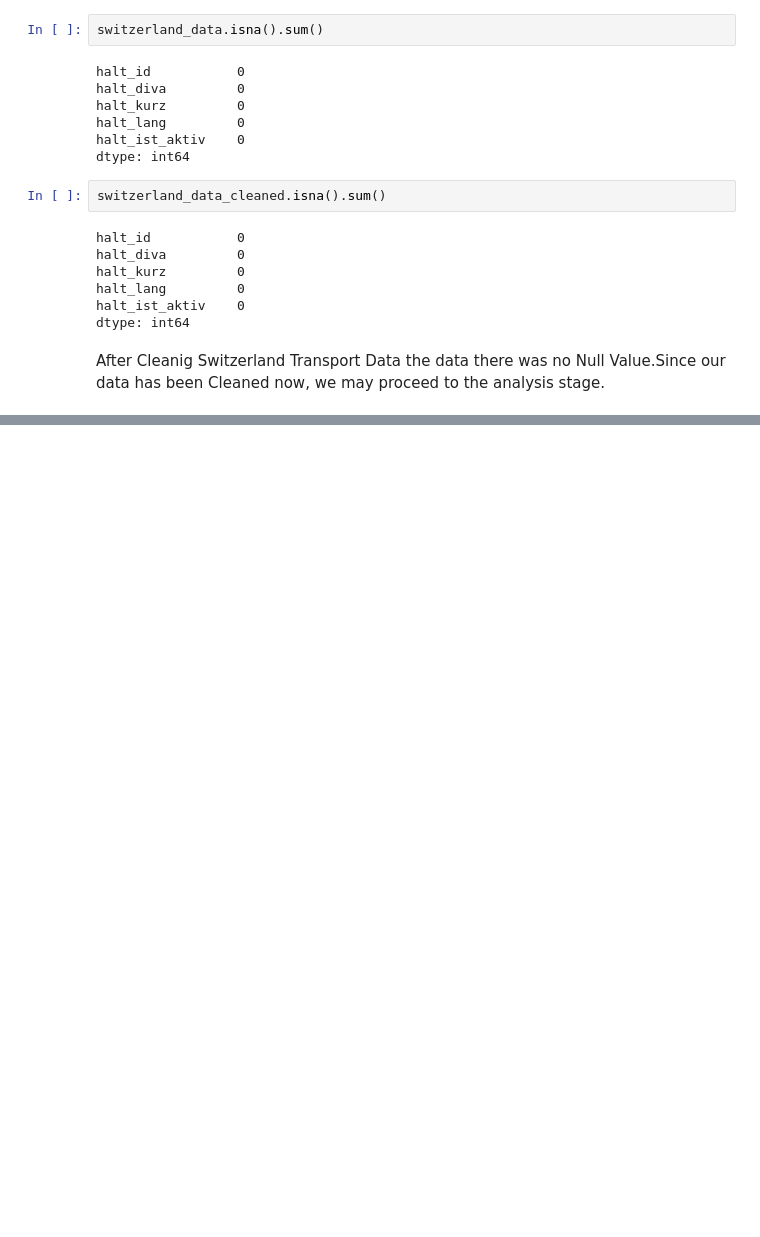
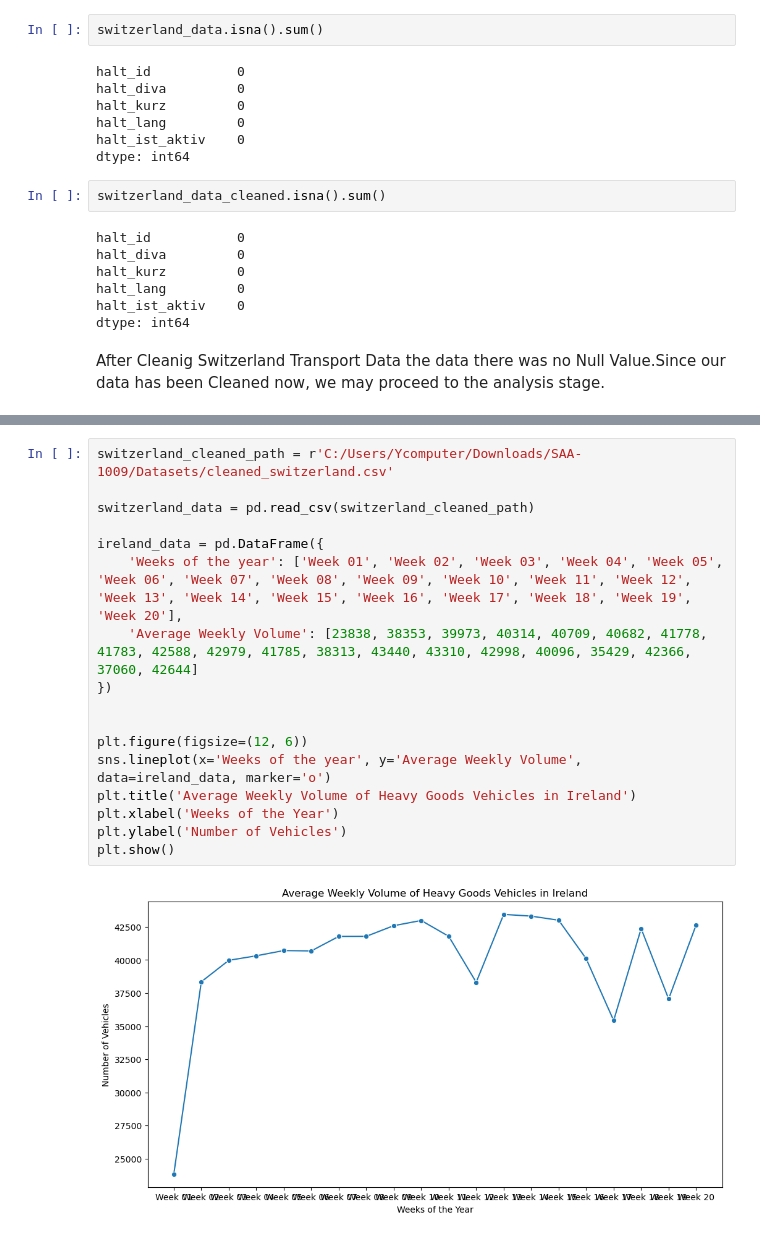
Before and after one commit to SyedAsadAilia110/CA2, a Jupyter notebook: CA02-Coding New.ipynb, the cells around one changed output, grey strips where cells are left out. Drawn from its saved outputs; the diff is of its cells as text; blank space fills up the shorter version.

```diff
--- a/CA02-Coding New.ipynb
+++ b/CA02-Coding New.ipynb
@@ -210,0 +229,19 @@ After Cleanig Switzerland Transport Data the data there was no Null Value.Since
+# %%
+switzerland_cleaned_path = r'C:/Users/Ycomputer/Downloads/SAA-1009/Datasets/cleaned_switzerland.csv'
+
+switzerland_data = pd.read_csv(switzerland_cleaned_path)
+
+ireland_data = pd.DataFrame({
+    'Weeks of the year': ['Week 01', 'Week 02', 'Week 03', 'Week 04', 'Week 05', 'Week 06', 'Week 07', 'Week 08', 'Week 09', 'Week 10', 'Week 11', 'Week 12', 'Week 13', 'Week 14', 'Week 15', 'Week 16', 'Week 17', 'Week 18', 'Week 19', 'Week 20'],
+    'Average Weekly Volume': [23838, 38353, 39973, 40314, 40709, 40682, 41778, 41783, 42588, 42979, 41785, 38313, 43440, 43310, 42998, 40096, 35429, 42366, 37060, 42644]
+})
+
+
+plt.figure(figsize=(12, 6))
+sns.lineplot(x='Weeks of the year', y='Average Weekly Volume', data=ireland_data, marker='o')
+plt.title('Average Weekly Volume of Heavy Goods Vehicles in Ireland')
+plt.xlabel('Weeks of the Year')
+plt.ylabel('Number of Vehicles')
+plt.show()
+# %% [output]
+[figure, added]
```
Also changed, not shown: parts of 5 cells of this notebook.
